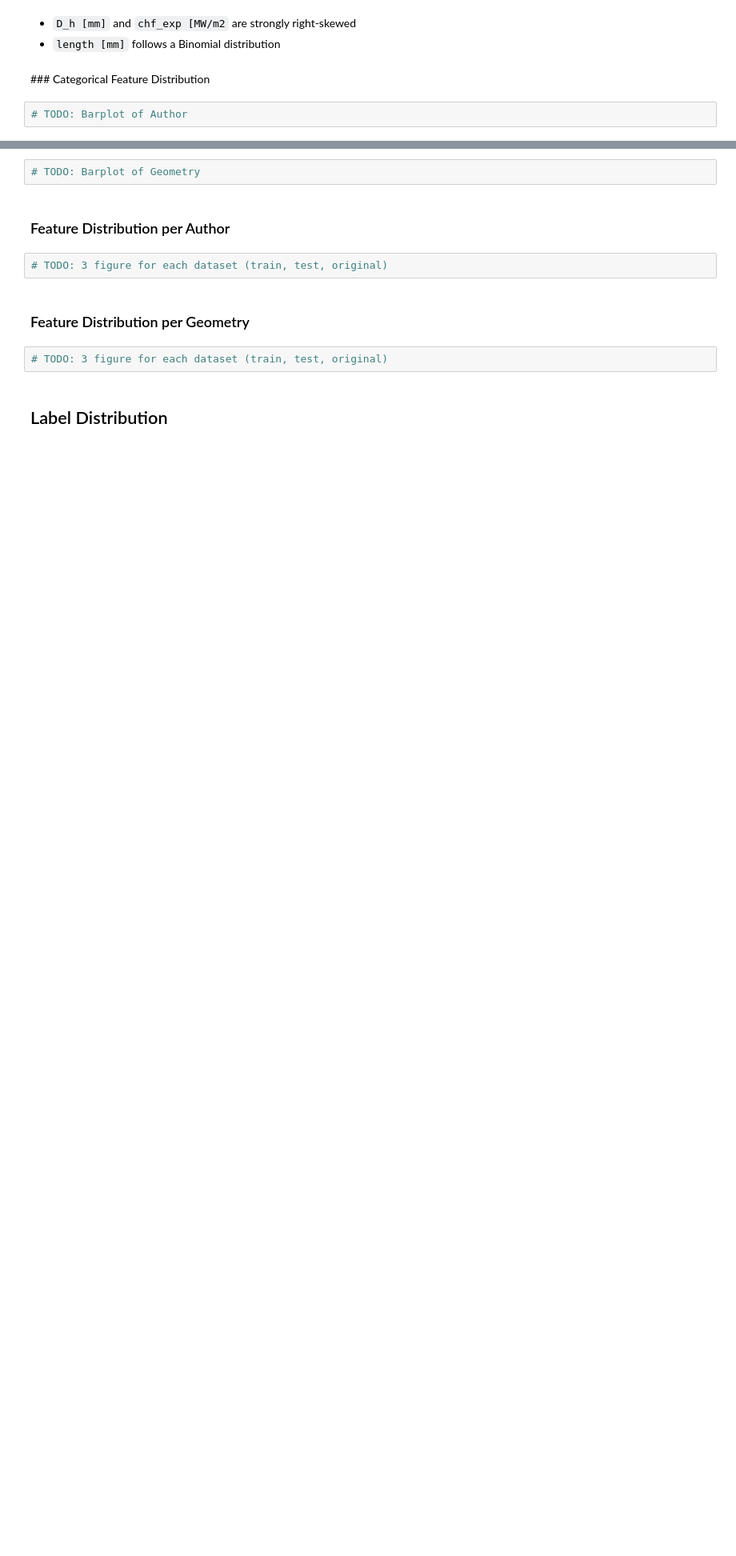
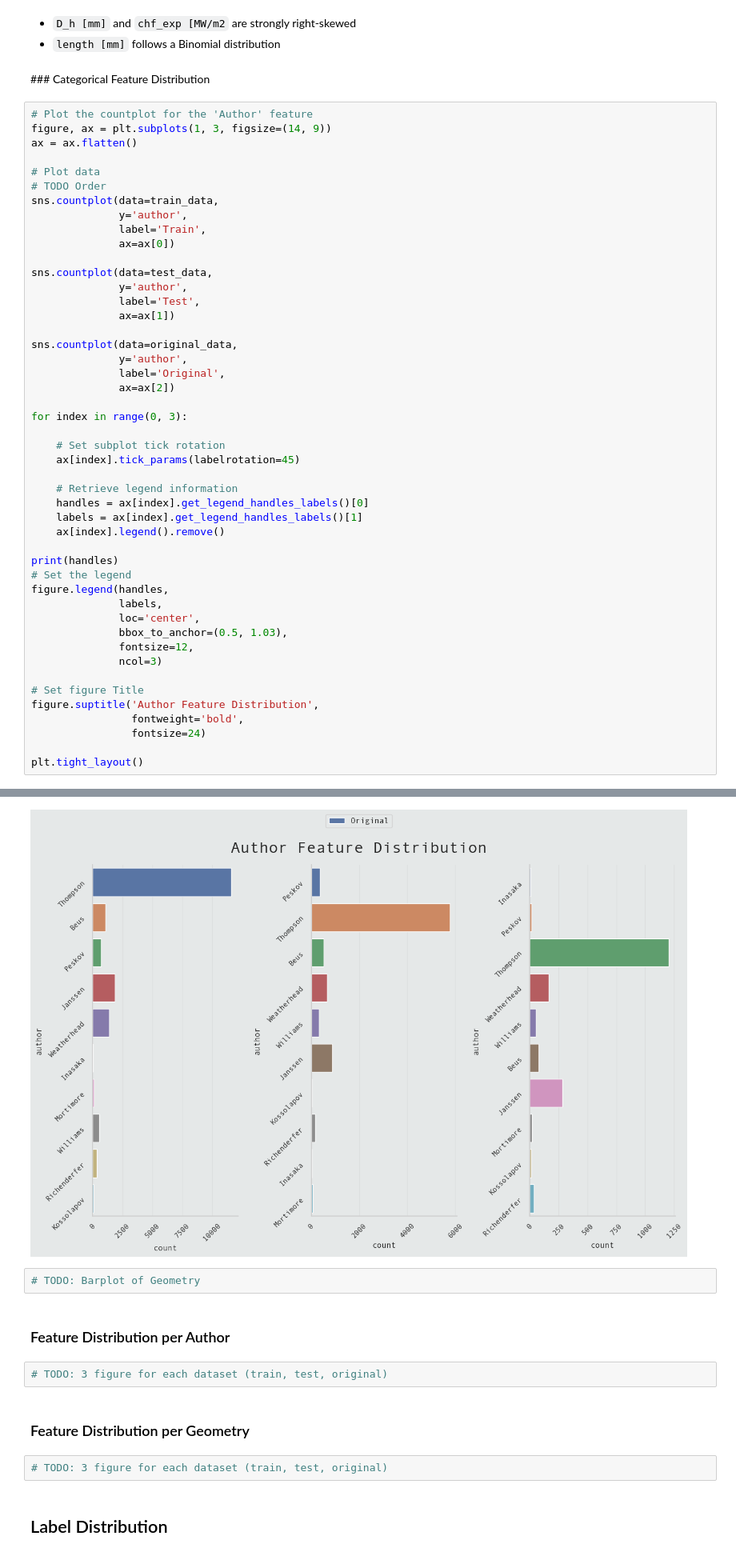
Before and after one commit to Volscente/kaggle_tps, a Jupyter notebook: notebooks/S3E15/heat_flux_feature_imputation.ipynb, the cells around one changed output, grey strips where cells are left out. Shown: that part at 80% size. Drawn from its saved outputs; the diff is of its cells as text; blank space fills up the shorter version.

Commit message:
S3E15 - Categorical Feature Distribution

```diff
--- a/notebooks/S3E15/heat_flux_feature_imputation.ipynb
+++ b/notebooks/S3E15/heat_flux_feature_imputation.ipynb
@@ -252,4 +252,50 @@ plt.tight_layout()
 # %% [markdown]
 ### Categorical Feature Distribution
 # %%
-# TODO: Barplot of Author
+# Plot the countplot for the 'Author' feature
+figure, ax = plt.subplots(1, 3, figsize=(14, 9))
+ax = ax.flatten()
+
+# Plot data
+# TODO Order
+sns.countplot(data=train_data,
+              y='author',
+              label='Train',
+              ax=ax[0])
+
+sns.countplot(data=test_data,
+              y='author',
+              label='Test',
+              ax=ax[1])
+
+sns.countplot(data=original_data,
+              y='author',
+              label='Original',
+              ax=ax[2])
+
+for index in range(0, 3):
+
+    # Set subplot tick rotation
+    ax[index].tick_params(labelrotation=45)
+
+    # Retrieve legend information
+    handles = ax[index].get_legend_handles_labels()[0]
+    labels = ax[index].get_legend_handles_labels()[1]
+    ax[index].legend().remove()
+
+print(handles)
+# Set the legend
+figure.legend(handles,
+              labels,
+              loc='center',
+              bbox_to_anchor=(0.5, 1.03),
+              fontsize=12,
+              ncol=3)
+
+# Set figure Title
+figure.suptitle('Author Feature Distribution',
+                fontweight='bold',
+                fontsize=24)
+
+plt.tight_layout()
+# %% [output]
@@ -256,3 +303,4 @@ plt.tight_layout()
+[figure, added]
 # %%
 # TODO: Barplot of Geometry
 # %% [markdown]
```
Also changed, not shown: parts of 5 cells of this notebook.
